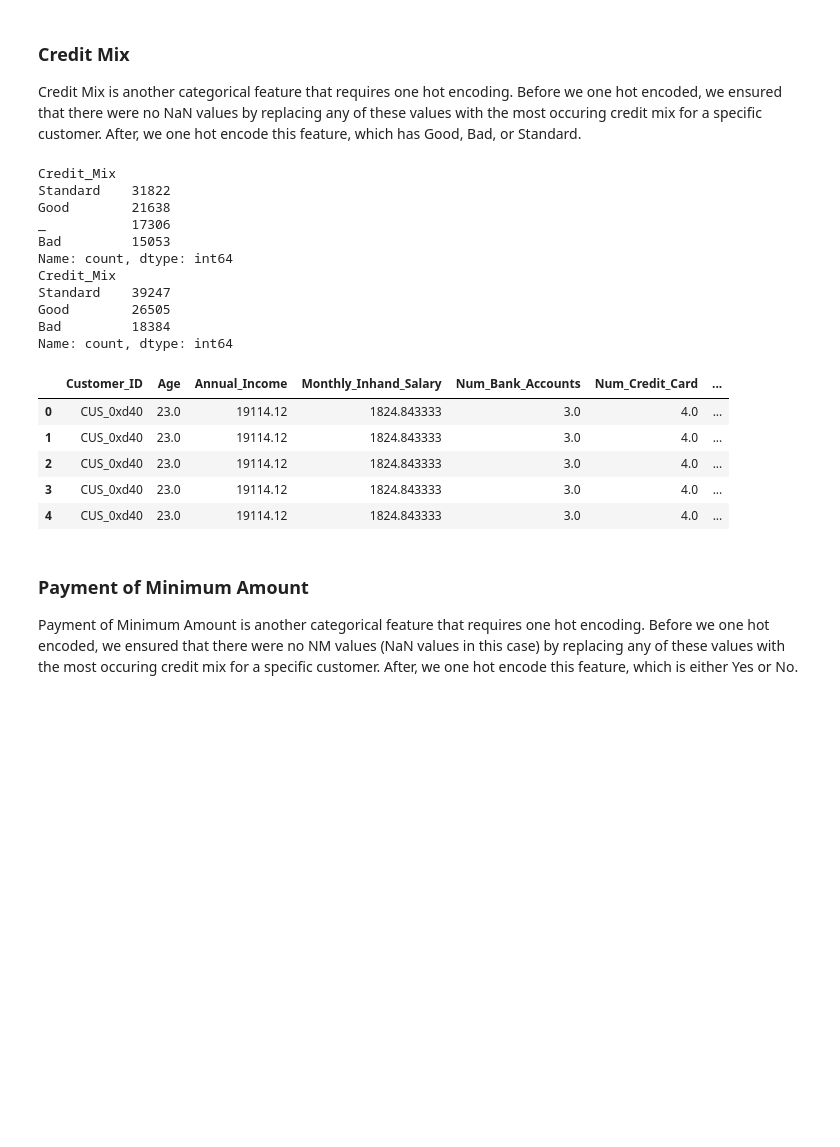
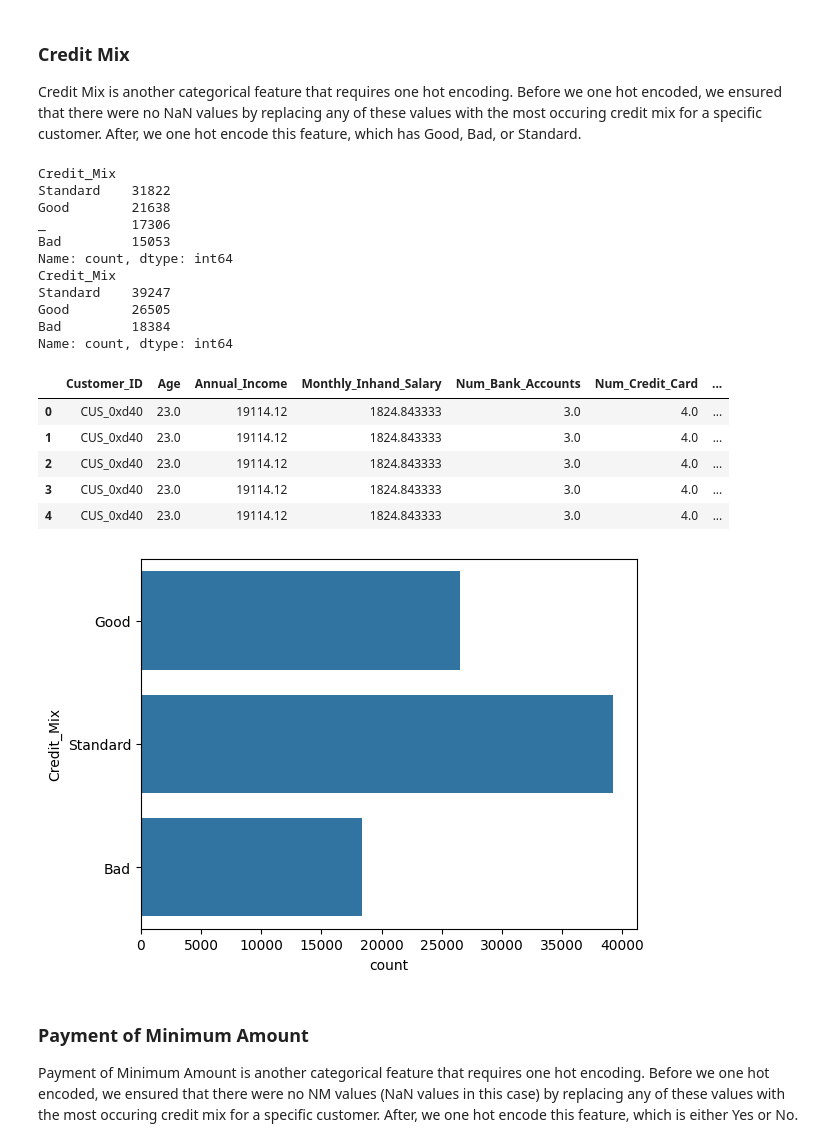
Before and after one commit to AyujVerma/Credit-Score-Classifier, a Jupyter notebook: credit_score.ipynb, the cells around one changed output. Cells and saved outputs as stored; diff of their text form; code cells hidden in the pictures; blank space fills up the shorter version.

Commit message:
started adding visualizations

```diff
--- a/credit_score.ipynb
+++ b/credit_score.ipynb
@@ -881,35 +888,37 @@ print(data['Credit_Mix'].value_counts())
 
 grouped_data = data.groupby('Customer_ID')
 data['Credit_Mix'] = grouped_data['Credit_Mix'].transform(lambda x: replace_invalid_with_mode(x, '_'))
+sns.countplot(data['Credit_Mix'])
 
 data.dropna(subset=['Credit_Mix'], inplace = True)
 
 print(data['Credit_Mix'].value_counts())
 
 # One hot encode:
 occupation_dummies = pd.get_dummies(data['Credit_Mix'], prefix = 'Credit Mix')
 data = pd.concat([data, occupation_dummies], axis = 1)
 data.drop('Credit_Mix', axis = 1, inplace = True)
 
 data.head()
 # %% [output]
 Credit_Mix
 Standard    31822
 Good        21638
 _           17306
 Bad         15053
 Name: count, dtype: int64
 Credit_Mix
 Standard    39247
 Good        26505
 Bad         18384
 Name: count, dtype: int64
 |  | Customer_ID | Age | Annual_Income | Monthly_Inhand_Salary | Num_Bank_Accounts | Num_Credit_Card | ... |
 | 0 | CUS_0xd40 | 23.0 | 19114.12 | 1824.843333 | 3.0 | 4.0 | ... |
 | 1 | CUS_0xd40 | 23.0 | 19114.12 | 1824.843333 | 3.0 | 4.0 | ... |
 | 2 | CUS_0xd40 | 23.0 | 19114.12 | 1824.843333 | 3.0 | 4.0 | ... |
 | 3 | CUS_0xd40 | 23.0 | 19114.12 | 1824.843333 | 3.0 | 4.0 | ... |
 | 4 | CUS_0xd40 | 23.0 | 19114.12 | 1824.843333 | 3.0 | 4.0 | ... |
+[figure, added]
 # %% [markdown]
 ### Payment of Minimum Amount
 
```
Also changed, not shown: parts of 7 cells of this notebook.
